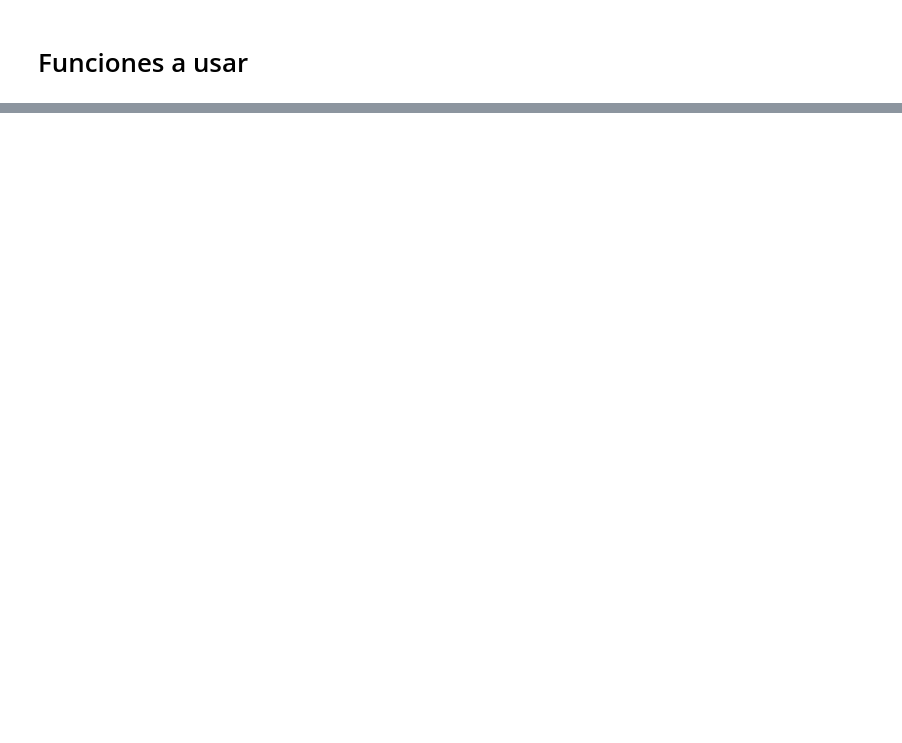
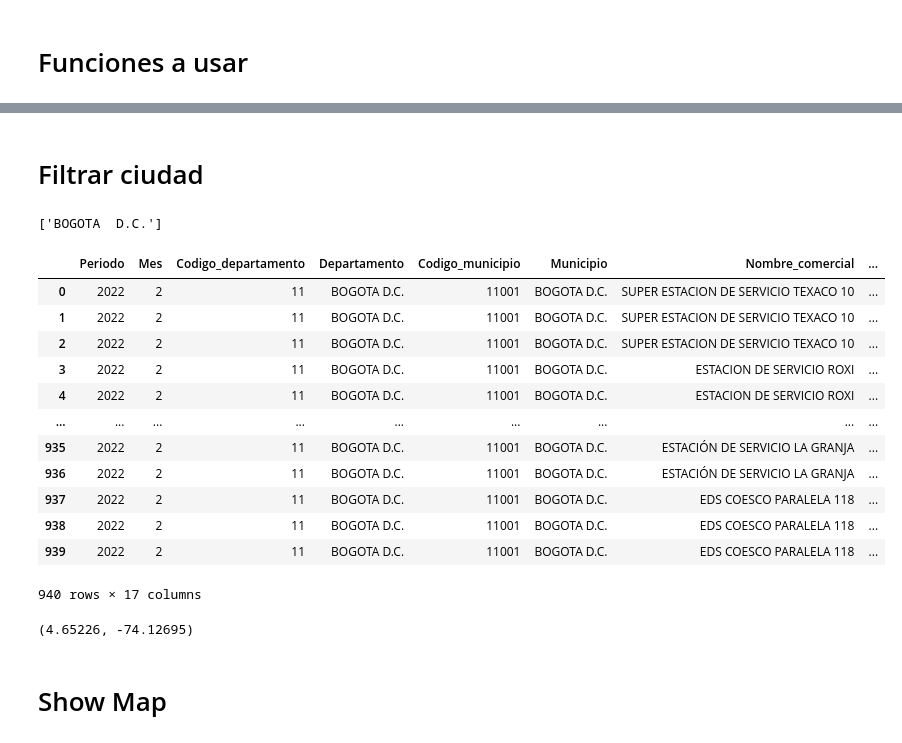
Before and after one commit to GONZALOSALAS28/porfolio-data-engineering, a Jupyter notebook: projects/streamlit/Oil_Stations_Map.ipynb, the cells around one changed output, grey strips where cells are left out. Drawn from its saved outputs; the diff is of its cells as text; code cells hidden in the pictures; blank space fills up the shorter version.

```diff
--- a/projects/streamlit/Oil_Stations_Map.ipynb
+++ b/projects/streamlit/Oil_Stations_Map.ipynb
@@ -163,0 +236,26 @@ def transform_df_map(df):
+# %% [markdown]
+# Filtrar ciudad
+# %%
+cities = list(df_map['Municipio'].unique())
+cities
+# %% [output]
+['BOGOTA  D.C.']
+# %%
+df_city = df_map[df_map['Municipio']==cities[0]]
+df_city.reset_index(inplace=True)
+df_city.drop(columns='index',inplace=True)
+df_city
+# %% [output]
+|  | Periodo | Mes | Codigo_departamento | Departamento | Codigo_municipio | Municipio | Nombre_comercial | ... |
+| 0 | 2022 | 2 | 11 | BOGOTA D.C. | 11001 | BOGOTA D.C. | SUPER ESTACION DE SERVICIO TEXACO 10 | ... |
+| 1 | 2022 | 2 | 11 | BOGOTA D.C. | 11001 | BOGOTA D.C. | SUPER ESTACION DE SERVICIO TEXACO 10 | ... |
+| 2 | 2022 | 2 | 11 | BOGOTA D.C. | 11001 | BOGOTA D.C. | SUPER ESTACION DE SERVICIO TEXACO 10 | ... |
+| 3 | 2022 | 2 | 11 | BOGOTA D.C. | 11001 | BOGOTA D.C. | ESTACION DE SERVICIO ROXI | ... |
+| 4 | 2022 | 2 | 11 | BOGOTA D.C. | 11001 | BOGOTA D.C. | ESTACION DE SERVICIO ROXI | ... |
+| ... | ... | ... | ... | ... | ... | ... | ... | ... |
+| 935 | 2022 | 2 | 11 | BOGOTA D.C. | 11001 | BOGOTA D.C. | ESTACIÓN DE SERVICIO LA GRANJA | ... |
+| 936 | 2022 | 2 | 11 | BOGOTA D.C. | 11001 | BOGOTA D.C. | ESTACIÓN DE SERVICIO LA GRANJA | ... |
+| 937 | 2022 | 2 | 11 | BOGOTA D.C. | 11001 | BOGOTA D.C. | EDS COESCO PARALELA 118 | ... |
+| 938 | 2022 | 2 | 11 | BOGOTA D.C. | 11001 | BOGOTA D.C. | EDS COESCO PARALELA 118 | ... |
+| 939 | 2022 | 2 | 11 | BOGOTA D.C. | 11001 | BOGOTA D.C. | EDS COESCO PARALELA 118 | ... |
+940 rows × 17 columns
@@ -163,0 +266,5 @@ def transform_df_map(df):
+# %%
+geo_source = R[1], R[2]
+geo_source
+# %% [output]
+(4.65226, -74.12695)
@@ -163,0 +274,2 @@ def transform_df_map(df):
+# %% [markdown]
+# Show Map
```
Also changed, not shown: parts of 16 cells of this notebook.
